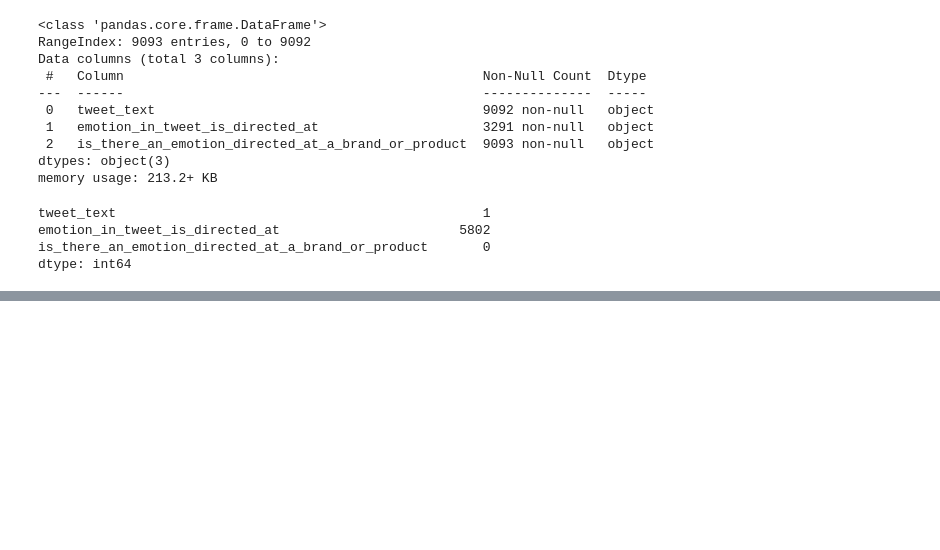
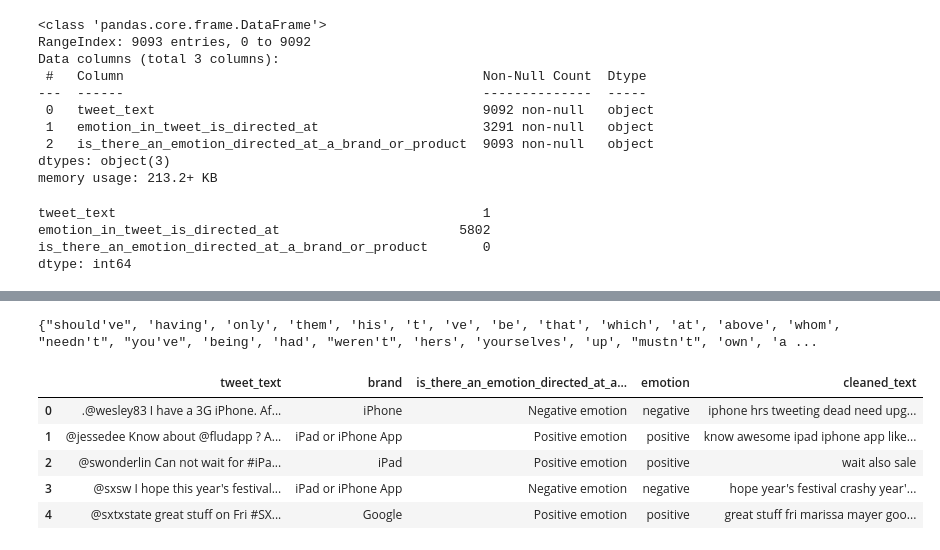
Before and after one commit to lorenaterah/Sentiment-Analysis-NLP, a Jupyter notebook: Notebooks/lorena.ipynb, the cells around one changed output, grey strips where cells are left out. Drawn from its saved outputs; the diff is of its cells as text; code cells hidden in the pictures; blank space fills up the shorter version.

```diff
--- a/Notebooks/lorena.ipynb
+++ b/Notebooks/lorena.ipynb
@@ -41,0 +191,28 @@ dtype: int64
+# %%
+
+tokenizer = RegexpTokenizer(r"[a-zA-Z]+(?:'[a-z]+)?")
+# %%
+stopwords_list=set(stopwords.words('english'))
+print(stopwords_list)
+# %% [output]
+{"should've", 'having', 'only', 'them', 'his', 't', 've', 'be', 'that', 'which', 'at', 'above', 'whom', "needn't", "you've", 'being', 'had', "weren't", 'hers', 'yourselves', 'up', "mustn't", 'own', 'a ...
+# %%
+def remove_stopwords(text):
+    if not isinstance(text, str):
+        return ""
+
+    tokens = tokenizer.tokenize(text)
+    filtered_tokens = [word for word in tokens if word not in stopwords_list]
+    cleaned_tokens= [word for word in filtered_tokens if len(word) > 1 ]
+
+    return " ".join(cleaned_tokens)
+# %%
+df['cleaned_text'] = df['cleaned_text'].apply(remove_stopwords)
+df.head()
+# %% [output]
+|  | tweet_text | brand | is_there_an_emotion_directed_at_a... | emotion | cleaned_text |
+| 0 | .@wesley83 I have a 3G iPhone. Af... | iPhone | Negative emotion | negative | iphone hrs tweeting dead need upg... |
+| 1 | @jessedee Know about @fludapp ? A... | iPad or iPhone App | Positive emotion | positive | know awesome ipad iphone app like... |
+| 2 | @swonderlin Can not wait for #iPa... | iPad | Positive emotion | positive | wait also sale |
+| 3 | @sxsw I hope this year's festival... | iPad or iPhone App | Negative emotion | negative | hope year's festival crashy year'... |
+| 4 | @sxtxstate great stuff on Fri #SX... | Google | Positive emotion | positive | great stuff fri marissa mayer goo... |
```
Also changed, not shown: parts of 30 cells of this notebook, 1 other file.
